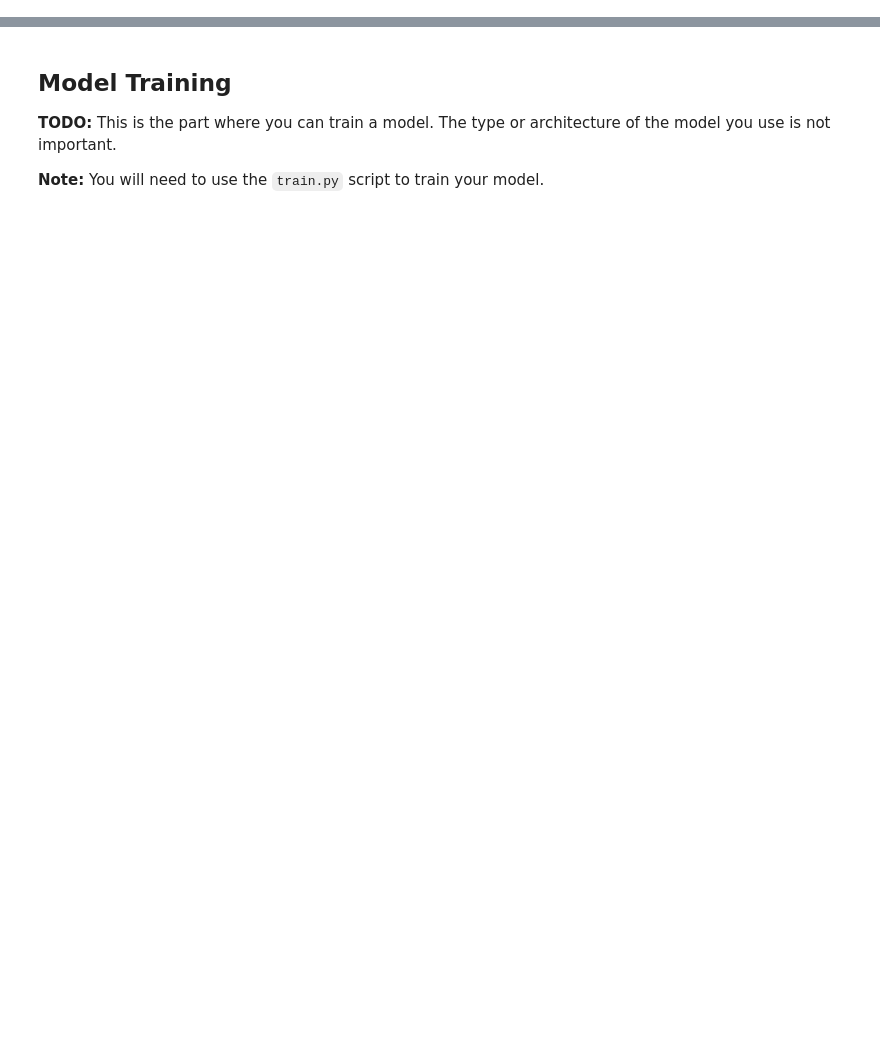
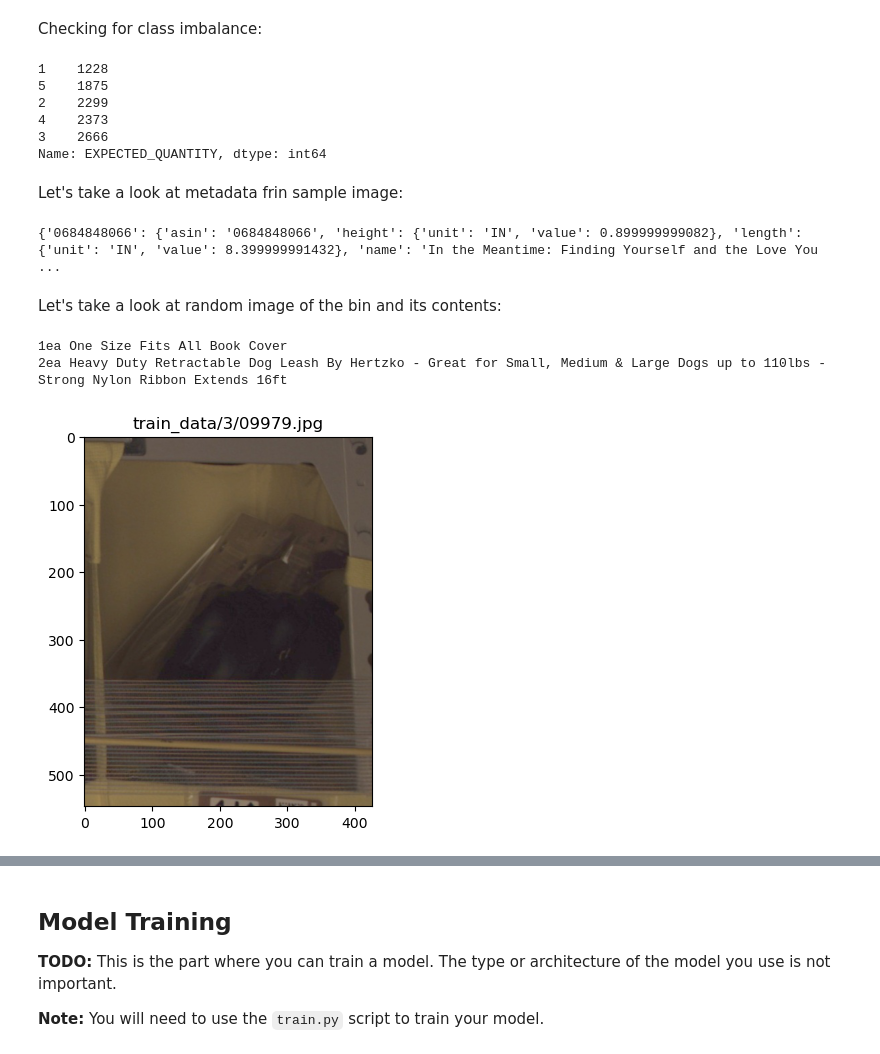
Before and after one commit to narminayadullayeva/aws_mle_nanodegree, a Jupyter notebook: aws-nd-capstone/src/sagemaker.ipynb, the cells around one changed output, grey strips where cells are left out. Saved outputs shown, nothing was run; the diff lists cells and outputs as text; code cells hidden in the pictures; blank space fills up the shorter version.

```diff
--- a/aws-nd-capstone/src/sagemaker.ipynb
+++ b/aws-nd-capstone/src/sagemaker.ipynb
@@ -43,0 +115,3 @@ df
+# %%
+meta_df = pd.read_csv("metadata/metadata.csv")
+meta_df
@@ -43,0 +132,35 @@ df
+# %% [markdown]
+Checking for class imbalance:
+# %%
+meta_df['EXPECTED_QUANTITY'].value_counts().sort_values()
+# %% [output]
+1    1228
+5    1875
+2    2299
+4    2373
+3    2666
+Name: EXPECTED_QUANTITY, dtype: int64
+# %% [markdown]
+Let's take a look at metadata frin sample image:
+# %%
+image_meta = eval(meta_df.sample()['BIN_FCSKU_DATA'].values[0])
+print(image_meta)
+# %% [output]
+{'0684848066': {'asin': '0684848066', 'height': {'unit': 'IN', 'value': 0.899999999082}, 'length': {'unit': 'IN', 'value': 8.399999991432}, 'name': 'In the Meantime: Finding Yourself and the Love You  ...
+# %% [markdown]
+Let's take a look at random image of the bin and its contents:
+# %%
+sample_image = meta_df.sample()
+file_path, bin_class = sample_image[['filepath','EXPECTED_QUANTITY']].values[0]
+image_meta = eval(sample_image['BIN_FCSKU_DATA'].values[0])
+for obj in image_meta.keys():
+    print(str(image_meta[obj]['quantity']) + 'ea ' + image_meta[obj]['name'])
+
+img = mpimg.imread(file_path)
+plt.imshow(img)
+plt.title(str(file_path))
+plt.show()
+# %% [output]
+1ea One Size Fits All Book Cover
+2ea Heavy Duty Retractable Dog Leash By Hertzko - Great for Small, Medium & Large Dogs up to 110lbs - Strong Nylon Ribbon Extends 16ft
+[figure, added]
```
Also changed, not shown: parts of 21 cells of this notebook, 2 other files.
